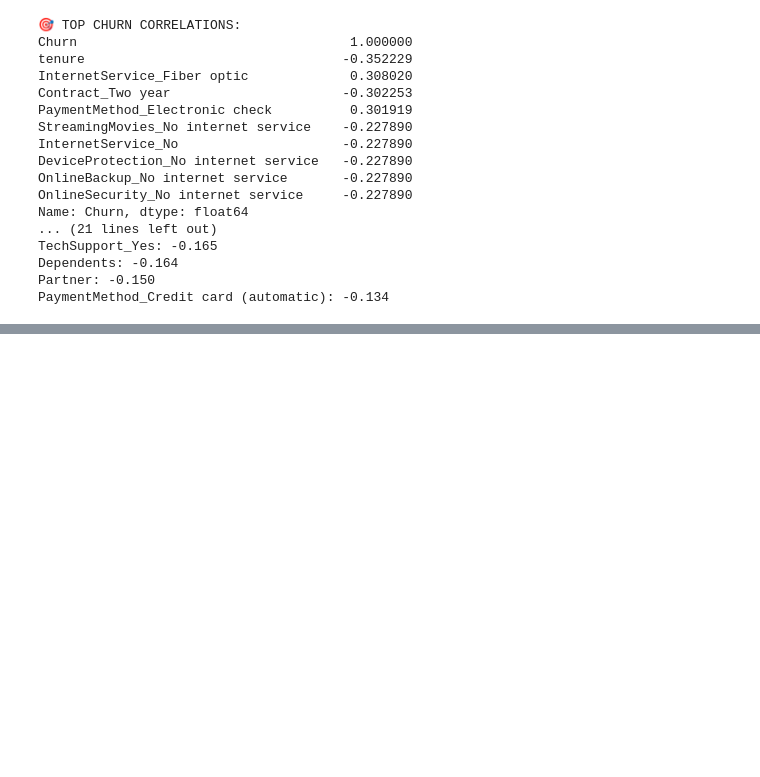
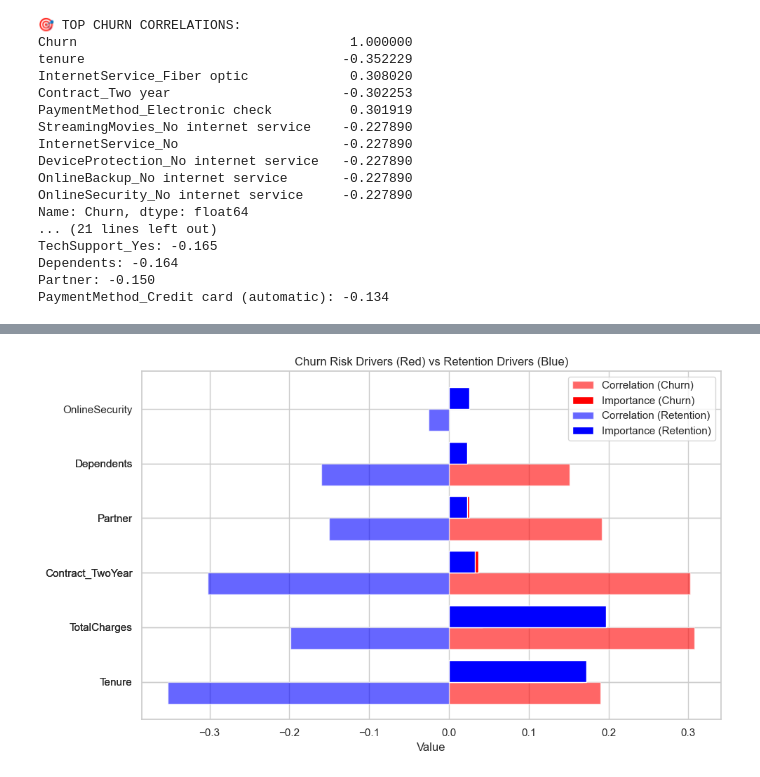
Before and after one commit to Mubhin77/customer-churn-prediction, a Jupyter notebook: notebooks/eda.ipynb, the cells around one changed output, grey strips where cells are left out. Saved outputs shown, nothing was run; the diff lists cells and outputs as text; code cells hidden in the pictures; blank space fills up the shorter version.

```diff
--- a/notebooks/eda.ipynb
+++ b/notebooks/eda.ipynb
@@ -450,0 +558,55 @@ PaymentMethod_Credit card (automatic): -0.134
+# %%
+
+
+# Feature names
+features = [
+    'MonthlyCharges', 'InternetService_Fiber', 'PaymentMethod_ECheck', 'PaperlessBilling', 'SeniorCitizen',
+    'Tenure', 'TotalCharges', 'Contract_TwoYear', 'Partner', 'Dependents', 'OnlineSecurity'
+]
+
+# Correlation values (direction)
+correlations = [
+    0.19, 0.308, 0.302, 0.192, 0.151,
+   -0.352, -0.199, -0.302, -0.15, -0.16, -0.0257
+]
+
+# Feature importance from Random Forest
+importance = [
+    0.168, 0.0419, 0.0365, 0.0256, 0,
+    0.1719, 0.197, 0.0329, 0.023, 0.023, 0.0257
+]
+
+# Split into churn (positive correlation) and retention (negative correlation)
+churn_features = [f for f, c in zip(features, correlations) if c > 0]
+churn_corr = [c for c in correlations if c > 0]
+churn_imp = [i for f, i, c in zip(features, importance, correlations) if c > 0]
+
+ret_features = [f for f, c in zip(features, correlations) if c < 0]
+ret_corr = [c for c in correlations if c < 0]
+ret_imp = [i for f, i, c in zip(features, importance, correlations) if c < 0]
+
+# Positions
+y_churn = np.arange(len(churn_features))
+y_ret = np.arange(len(ret_features))
+
+fig, ax = plt.subplots(figsize=(10,6))
+
+# Churn bars
+ax.barh(y_churn - 0.2, churn_corr, height=0.4, color='red', alpha=0.6, label='Correlation (Churn)')
+ax.barh(y_churn + 0.2, churn_imp, height=0.4, color='red', label='Importance (Churn)')
+
+# Retention bars
+ax.barh(y_ret - 0.2, ret_corr, height=0.4, color='blue', alpha=0.6, label='Correlation (Retention)')
+ax.barh(y_ret + 0.2, ret_imp, height=0.4, color='blue', label='Importance (Retention)')
+
+# Labels
+ax.set_yticks(np.concatenate([y_churn, y_ret]))
+ax.set_yticklabels(churn_features + ret_features)
+ax.set_xlabel('Value')
+ax.set_title('Churn Risk Drivers (Red) vs Retention Drivers (Blue)')
+ax.legend()
+
+plt.tight_layout()
+plt.show()
+# %% [output]
+[figure, added]
```
Also changed, not shown: parts of 9 cells of this notebook, 1 other file.
